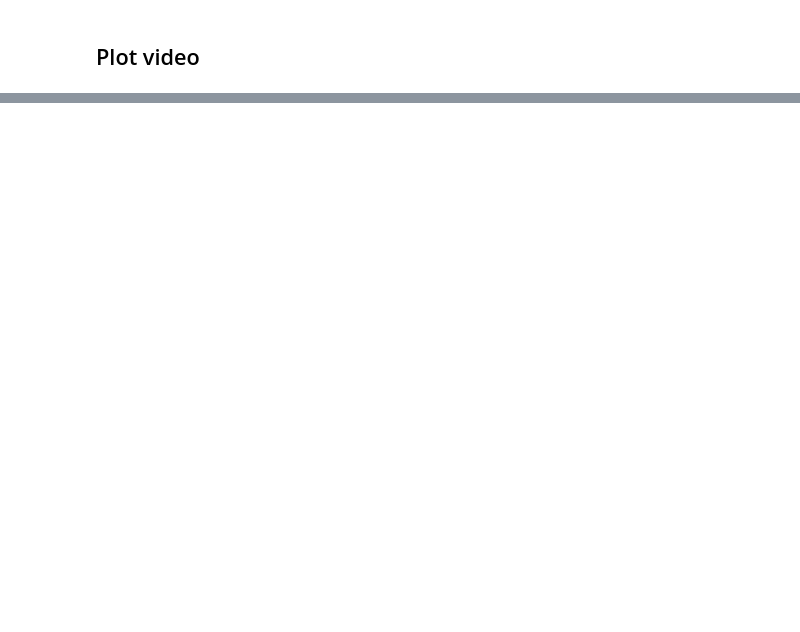
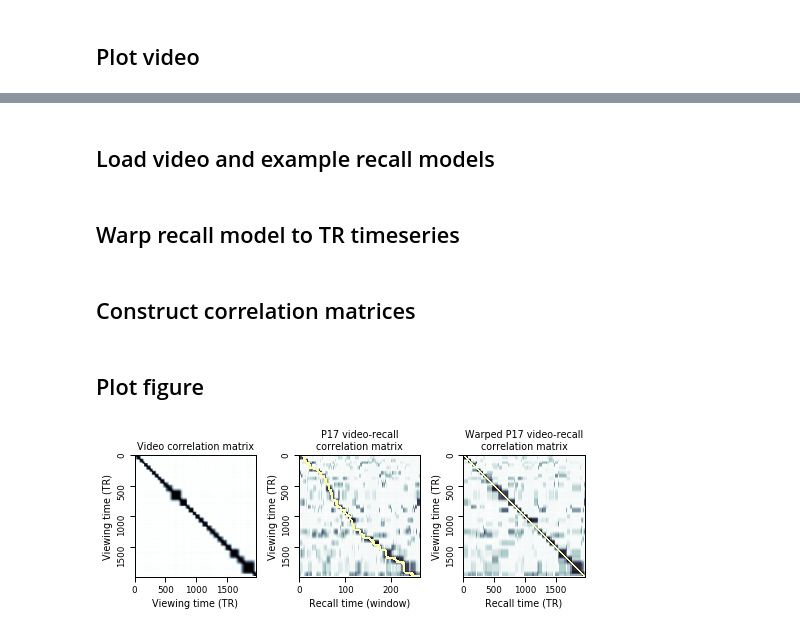
Before and after one commit to ContextLab/sherlock-topic-model-paper, a Jupyter notebook: code/notebooks/main/brains.ipynb, the cells around one changed output, grey strips where cells are left out. Cells and saved outputs as stored; diff of their text form; code cells hidden in the pictures; blank space fills up the shorter version.

```diff
--- a/code/notebooks/main/brains.ipynb
+++ b/code/notebooks/main/brains.ipynb
@@ -299,0 +249,7 @@ plt.show()
+# %% [markdown]
+## Load video and example recall models
+# %%
+video, recalls = np.load('../../../data/processed/models_t100_v50_r10.npy', allow_pickle=True)
+recall = recalls[16]
+# %% [markdown]
+## Warp recall model to TR timeseries
@@ -299,0 +260,8 @@ plt.show()
+# %% [markdown]
+## Construct correlation matrices
+# %%
+v_v_corrmat = np.corrcoef(video)
+v_r_corrmat = 1 - cdist(video, recall, 'correlation')
+v_r_corrmat_dtw = 1 - cdist(video, rec_dtw, 'correlation')
+# %% [markdown]
+## Plot figure
@@ -299,0 +349,47 @@ plt.show()
+# %%
+fig, axarr = plt.subplots(1, 3)
+fig.set_size_inches(7, 3)
+
+# Video correlation matrix
+sns.heatmap(v_v_corrmat, xticklabels=500, yticklabels=500, cmap=corrmat_cmap, vmin=0, vmax=1, cbar=False, ax=axarr[0])
+axarr[0].set_xlabel('Viewing time (TR)')
+axarr[0].set_ylabel('Viewing time (TR)')
+axarr[0].set_title('Video correlation matrix')
+for _, spine in axarr[0].spines.items():
+    spine.set_visible(True)
+axarr[0].collections[0].remove()
+axarr[0].imshow(v_v_corrmat, aspect='equal', cmap=corrmat_cmap)
+
+# P17 video-recall correlation matrix
+sns.heatmap(v_r_corrmat, xticklabels=100, yticklabels=500, cmap=corrmat_cmap, vmin=0, vmax=1, cbar=False, ax=axarr[1])
+axarr[1].set_xlabel('Recall time (window)')
+axarr[1].set_ylabel('Viewing time (TR)')
+axarr[1].set_title('P17 video-recall\ncorrelation matrix')
+for _, spine in axarr[1].spines.items():
+    spine.set_visible(True)
+axarr[1].collections[0].remove()
+axarr[1].imshow(v_r_corrmat, aspect=v_r_corrmat.shape[1] / v_r_corrmat.shape[0], cmap=corrmat_cmap)
+
+for vid_ix, rec_ix in path:
+    pt = patches.Rectangle((rec_ix, vid_ix), 1, 1, linewidth=2, edgecolor='#FFF9AE', facecolor='#FFF9AE', zorder=2)
+    axarr[1].add_patch(pt)
+
+# P17 warped video-recall correlation matrix
+sns.heatmap(v_r_corrmat_dtw, xticklabels=500, yticklabels=500, cmap=corrmat_cmap, vmin=0, vmax=1, cbar=False, ax=axarr[2])
+axarr[2].set_xlabel('Recall time (TR)')
+axarr[2].set_ylabel('Viewing time (TR)')
+axarr[2].set_title('Warped P17 video-recall\ncorrelation matrix')
+for _, spine in axarr[2].spines.items():
+    spine.set_visible(True)
+axarr[2].collections[0].remove()
+axarr[2].imshow(v_r_corrmat_dtw, aspect='equal', cmap=corrmat_cmap)
+
+for i in range(1976):
+    pt = patches.Rectangle((i, i), 1, 1, linewidth=2, edgecolor='#FFF9AE', facecolor='#FFF9AE', zorder=2)
+    axarr[2].add_patch(pt)
+
+plt.tight_layout()
+# plt.savefig(opj(figdir, 'brain_corrmats.pdf'), dpi=1000)
+plt.show()
+# %% [output]
+[figure, added]
```
Also changed, not shown: parts of 49 cells of this notebook.
